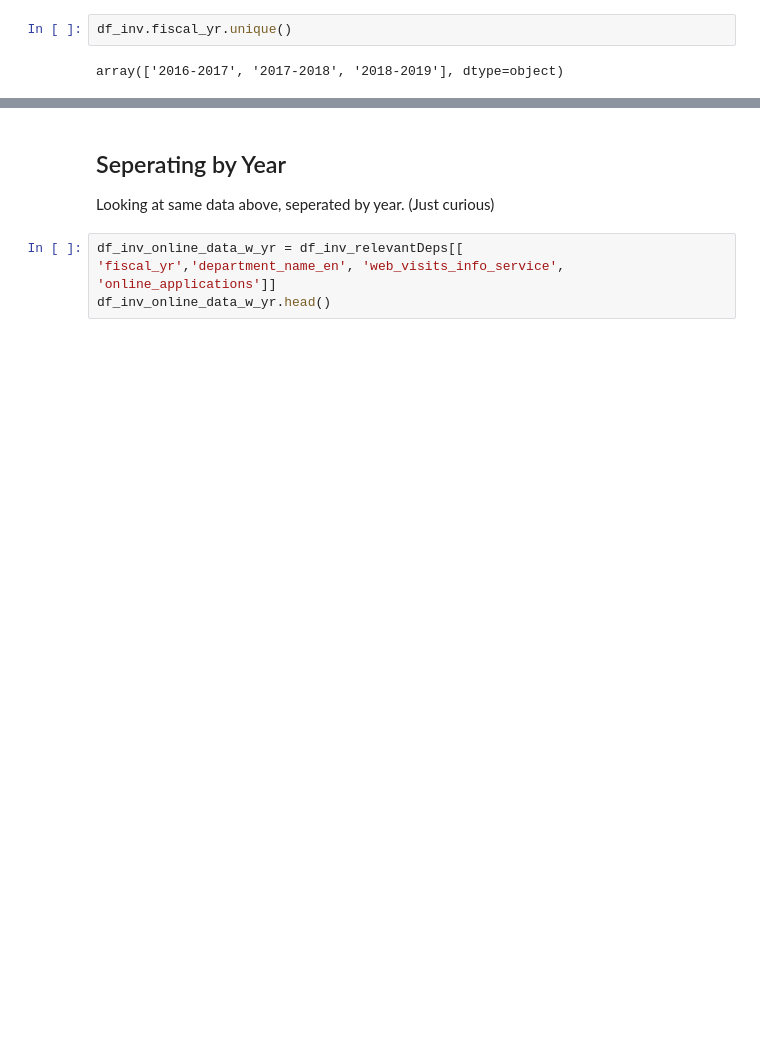
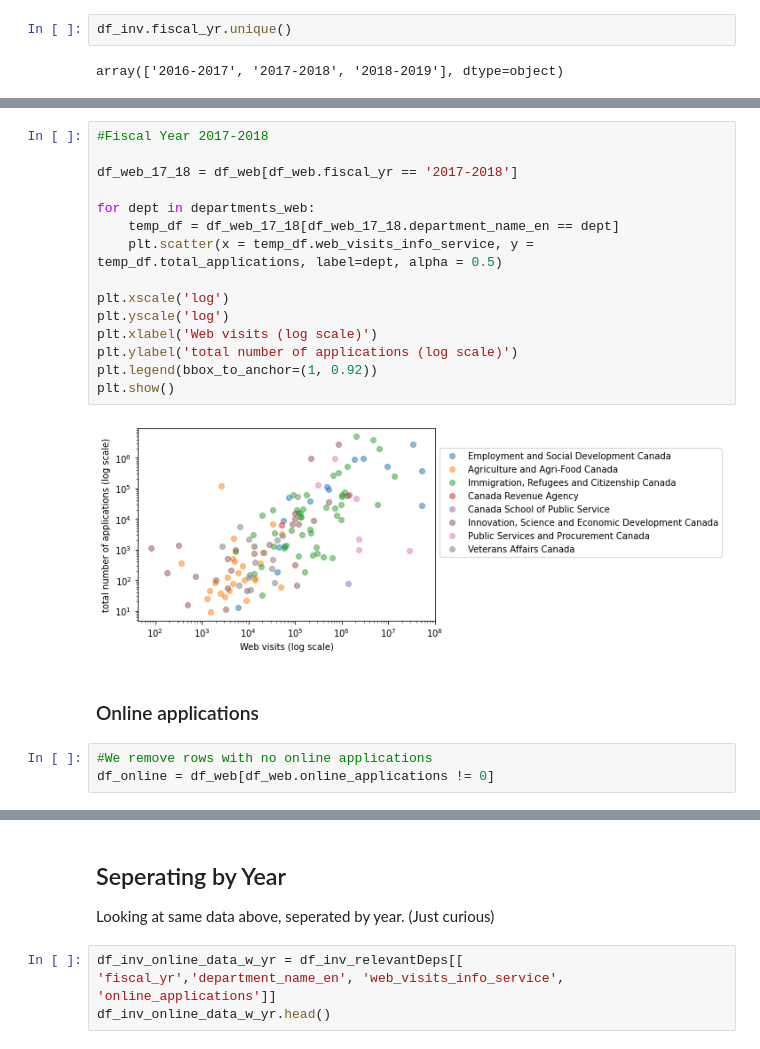
Before and after one commit to d-ta/GC-Service-Inventory-EDA, a Jupyter notebook: GC Service Inventory_DJ.ipynb, the cells around one changed output, grey strips where cells are left out. Saved outputs shown, nothing was run; the diff lists cells and outputs as text; blank space fills up the shorter version.

```diff
--- a/GC Service Inventory_DJ.ipynb
+++ b/GC Service Inventory_DJ.ipynb
@@ -107,0 +190,22 @@ sb.lmplot('web_visits_info_service','other_applications', data = df_inv_online_d
+# %%
+#Fiscal Year 2017-2018
+
+df_web_17_18 = df_web[df_web.fiscal_yr == '2017-2018']
+
+for dept in departments_web:
+    temp_df = df_web_17_18[df_web_17_18.department_name_en == dept]
+    plt.scatter(x = temp_df.web_visits_info_service, y = temp_df.total_applications, label=dept, alpha = 0.5)
+
+plt.xscale('log')
+plt.yscale('log')
+plt.xlabel('Web visits (log scale)')
+plt.ylabel('total number of applications (log scale)')
+plt.legend(bbox_to_anchor=(1, 0.92))
+plt.show()
+# %% [output]
+[figure, added]
+# %% [markdown]
+### Online applications
+# %%
+#We remove rows with no online applications
+df_online = df_web[df_web.online_applications != 0]
```
Also changed, not shown: parts of 47 cells of this notebook.
